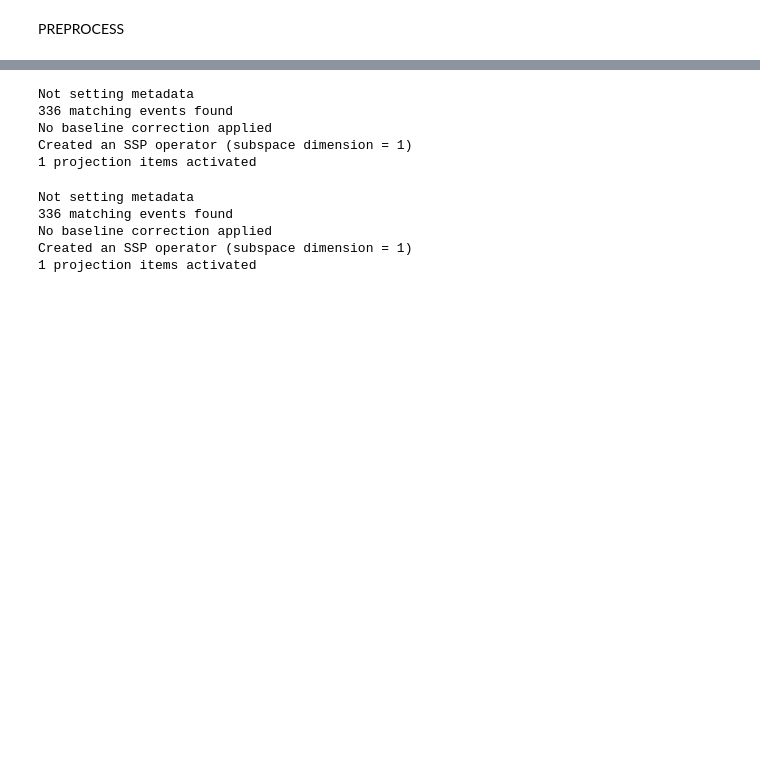
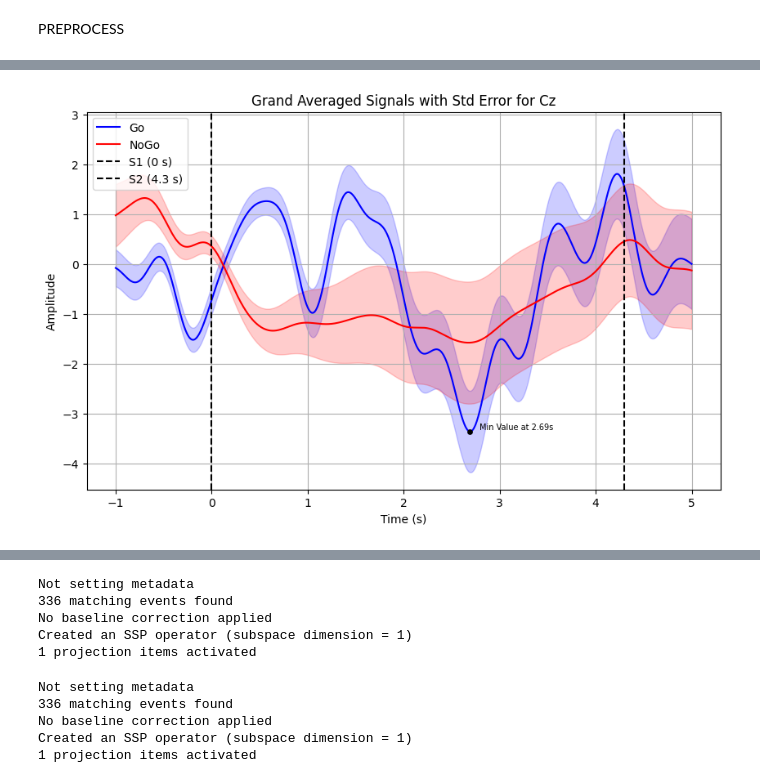
Before and after one commit to RanitGupta/VR-BCI-Cognitive-Training, a Jupyter notebook: CNV_GrandAvg_Plot.ipynb, the cells around one changed output, grey strips where cells are left out. Drawn from its saved outputs; the diff is of its cells as text; code cells hidden in the pictures; blank space fills up the shorter version.

```diff
--- a/CNV_GrandAvg_Plot.ipynb
+++ b/CNV_GrandAvg_Plot.ipynb
@@ -338,0 +583,5 @@ Created an SSP operator (subspace dimension = 1)
+# %%
+#tr
+plot_CNV(go_extras[1], nogo_extras[2])
+# %% [output]
+[figure, added]
```
Also changed, not shown: parts of 14 cells of this notebook, 2 other files.
